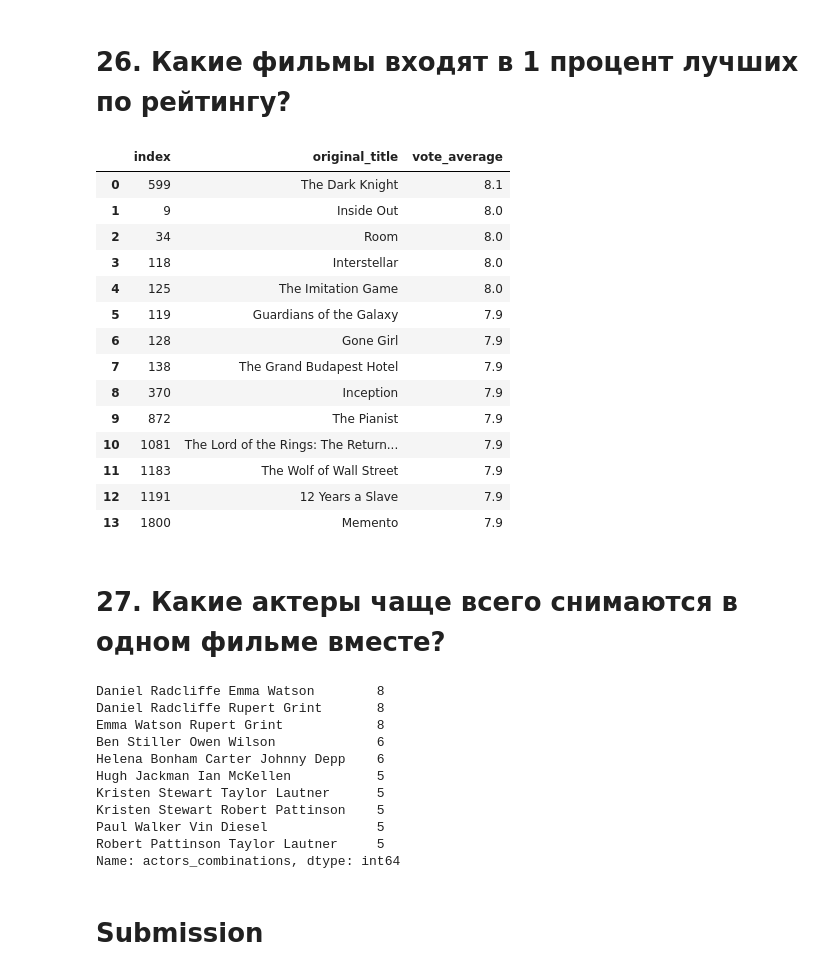
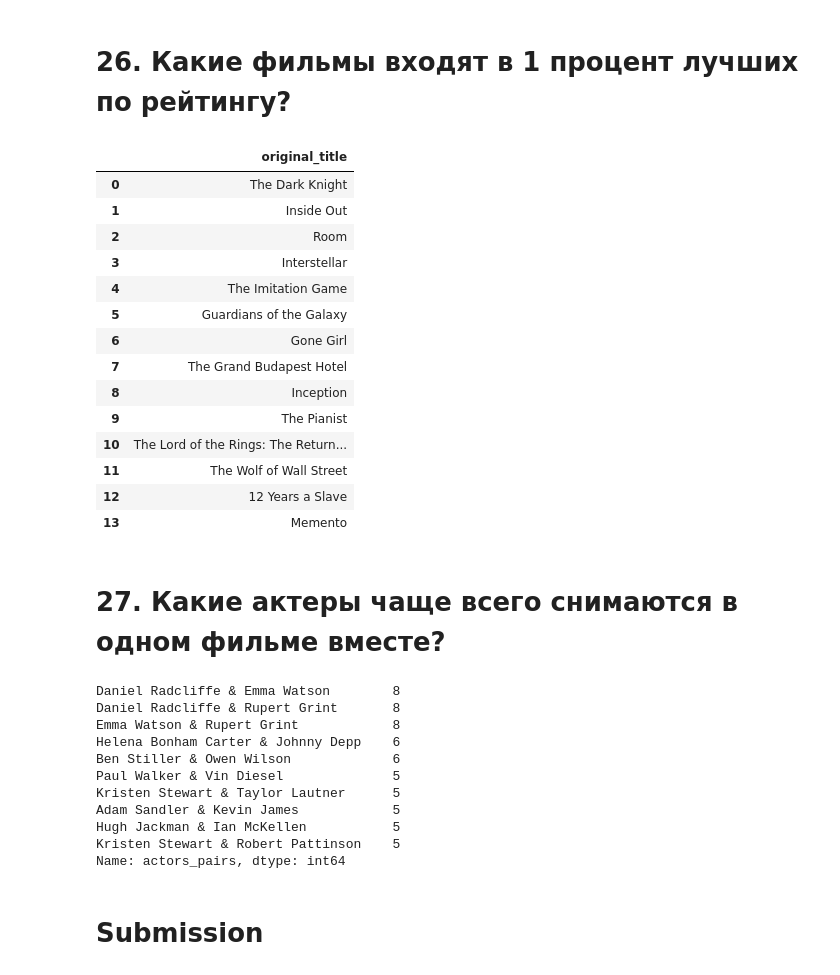
Before and after one commit to OrlovaNY/SF_DS_Course, a Jupyter notebook: FinalProjects/module_1/Movies_IMBD_v4.1_TEMPLATE.ipynb, the cells around one changed output. Cells and saved outputs as stored; diff of their text form; code cells hidden in the pictures.

```diff
--- a/FinalProjects/module_1/Movies_IMBD_v4.1_TEMPLATE.ipynb
+++ b/FinalProjects/module_1/Movies_IMBD_v4.1_TEMPLATE.ipynb
@@ -500,67 +519,66 @@ answers['25'] = '3. Midnight Picture Show' #
 # %% [markdown]
 # 26. Какие фильмы входят в 1 процент лучших по рейтингу?
 # %%
+# Решение
+
 # Сначала скопируем датафрейм, чтобы работать с ним независимо от исходного
 data_new14 = data.copy(deep=True)
-
-# Решение
 data_new14 = data_new14[['original_title','vote_average']]
 
 # Считаем фильмы, у которых рейтинг лучше, чем у 99% всех фильмов
 best_votes = data_new14[data_new14['vote_average'] > data_new14['vote_average'].quantile(.99)]
-best_votes.sort_values(by = ['vote_average'], ascending = False).reset_index()
+best_votes.sort_values(by = ['vote_average'], ascending = False).reset_index()[['original_title']]
 # %% [output]
-|  | index | original_title | vote_average |
-| 0 | 599 | The Dark Knight | 8.1 |
-| 1 | 9 | Inside Out | 8.0 |
-| 2 | 34 | Room | 8.0 |
-| 3 | 118 | Interstellar | 8.0 |
-| 4 | 125 | The Imitation Game | 8.0 |
-| 5 | 119 | Guardians of the Galaxy | 7.9 |
-| 6 | 128 | Gone Girl | 7.9 |
-| 7 | 138 | The Grand Budapest Hotel | 7.9 |
-| 8 | 370 | Inception | 7.9 |
-| 9 | 872 | The Pianist | 7.9 |
-| 10 | 1081 | The Lord of the Rings: The Return... | 7.9 |
-| 11 | 1183 | The Wolf of Wall Street | 7.9 |
-| 12 | 1191 | 12 Years a Slave | 7.9 |
-| 13 | 1800 | Memento | 7.9 |
+|  | original_title |
+| 0 | The Dark Knight |
+| 1 | Inside Out |
+| 2 | Room |
+| 3 | Interstellar |
+| 4 | The Imitation Game |
+| 5 | Guardians of the Galaxy |
+| 6 | Gone Girl |
+| 7 | The Grand Budapest Hotel |
+| 8 | Inception |
+| 9 | The Pianist |
+| 10 | The Lord of the Rings: The Return... |
+| 11 | The Wolf of Wall Street |
+| 12 | 12 Years a Slave |
+| 13 | Memento |
 # %%
 # Ответ
 answers['26'] = '1. Inside Out, The Dark Knight, 12 Years a Slave' #
 # %% [markdown]
 # 27. Какие актеры чаще всего снимаются в одном фильме вместе?
 # %%
+# Решение
+
 # Сначала скопируем датафрейм, чтобы работать с ним независимо от исходного
 data_new15 = data.copy(deep=True)
-
-# Решение
 data_new15 = data_new15[['original_title', 'cast']]
 
 # Получим список списков актеров
 actors_list = data_new15.cast.str.split('|').tolist()
-combo_list=[]
-
-from itertools import combinations
+pairs_list = []
 
 for i in actors_list:
     for j in combinations(i, 2):
-        combo_list.append(' '.join(sorted(j)))
-combo_list = pd.DataFrame(combo_list)
-combo_list.columns = ['actors_combinations']
-combo_list.actors_combinations.value_counts().head(10)
+        pairs_list.append(' & '.join(sorted(j)))
+
+pairs_list = pd.DataFrame(pairs_list)
+pairs_list.columns = ['actors_pairs']
+pairs_list.actors_pairs.value_counts().head(10)
 # %% [output]
-Daniel Radcliffe Emma Watson        8
-Daniel Radcliffe Rupert Grint       8
-Emma Watson Rupert Grint            8
-Ben Stiller Owen Wilson             6
-Helena Bonham Carter Johnny Depp    6
-Hugh Jackman Ian McKellen           5
-Kristen Stewart Taylor Lautner      5
-Kristen Stewart Robert Pattinson    5
-Paul Walker Vin Diesel              5
-Robert Pattinson Taylor Lautner     5
-Name: actors_combinations, dtype: int64
+Daniel Radcliffe & Emma Watson        8
+Daniel Radcliffe & Rupert Grint       8
+Emma Watson & Rupert Grint            8
+Helena Bonham Carter & Johnny Depp    6
+Ben Stiller & Owen Wilson             6
+Paul Walker & Vin Diesel              5
+Kristen Stewart & Taylor Lautner      5
+Adam Sandler & Kevin James            5
+Hugh Jackman & Ian McKellen           5
+Kristen Stewart & Robert Pattinson    5
+Name: actors_pairs, dtype: int64
 # %%
 # Ответ
 answers['27'] = '5. Daniel Radcliffe & Rupert Grint' #
```
Also changed, not shown: parts of 18 cells of this notebook, 1 other file.
